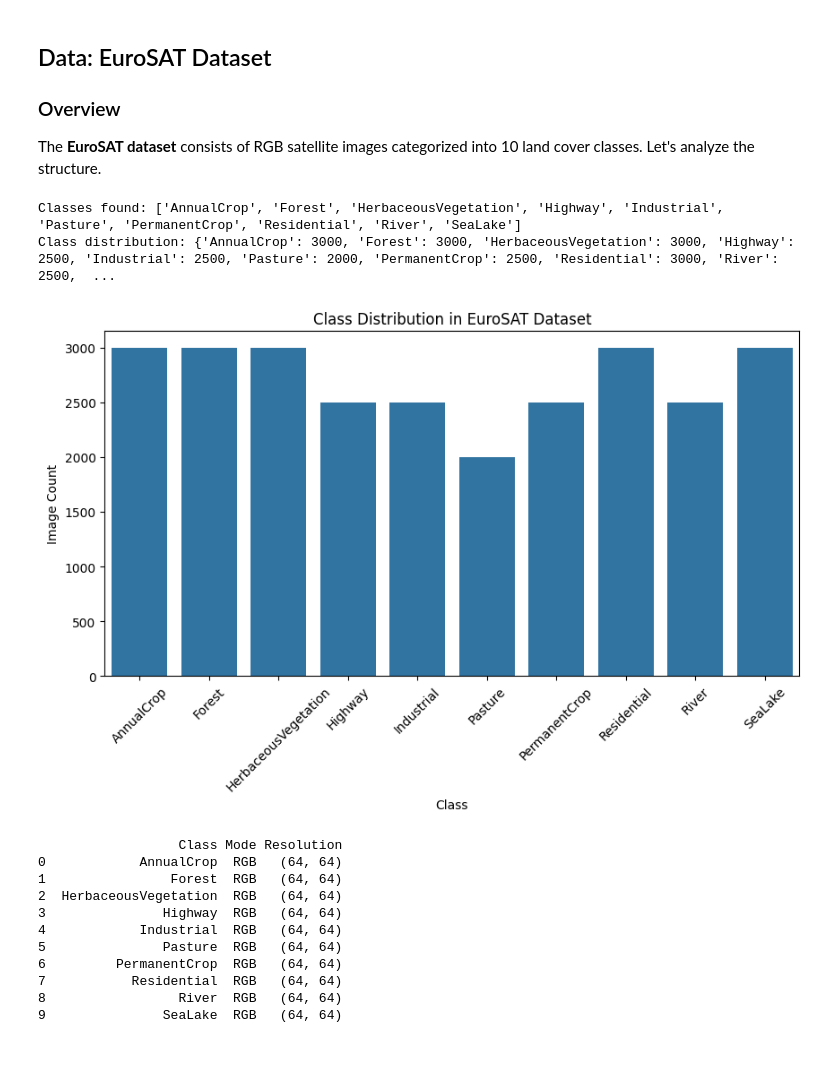
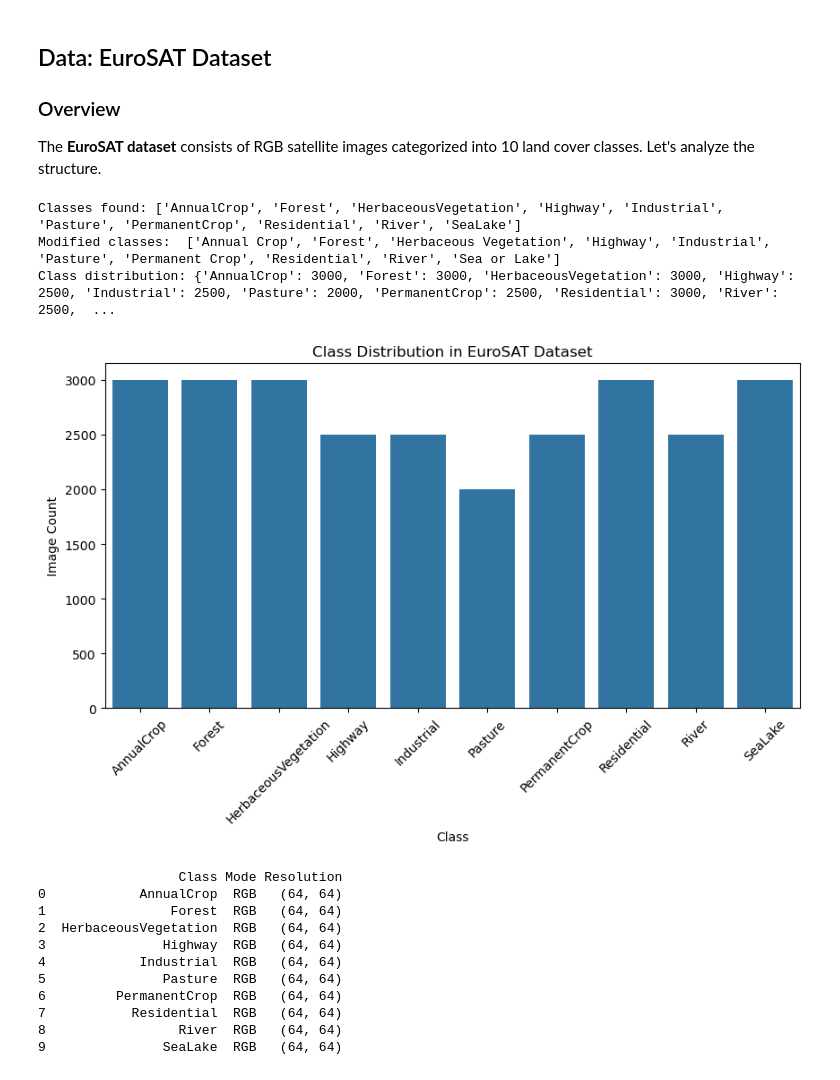
Before and after one commit to andrea-zoccante/land-classification-project, a Jupyter notebook: task1.ipynb, the cells around one changed output. Saved outputs shown, nothing was run; the diff lists cells and outputs as text; code cells hidden in the pictures.

```diff
--- a/task1.ipynb
+++ b/task1.ipynb
@@ -28,25 +31,29 @@ The **EuroSAT dataset** consists of RGB satellite images categorized into 10 lan
 # %%
 # classes check
 dataset_path = "2750/"
 
 classes = sorted([cls for cls in os.listdir(dataset_path) if not cls.startswith('.')])
+modified_classes = [config.CLASSNAME_DICT[c] for c in classes]
 
 print(f"Classes found: {classes}")
+
+print("Modified classes: ", modified_classes)
 
 class_counts = {cls: len(glob(os.path.join(dataset_path, cls, "*.jpg"))) for cls in classes}
 print(f"Class distribution: {class_counts}")
 
 df_counts = pd.DataFrame(list(class_counts.items()), columns=["Class", "Image Count"])
 
 plt.figure(figsize=(10, 5))
 sns.barplot(x="Class", y="Image Count", data=df_counts)
 plt.xticks(rotation=45)
 plt.title("Class Distribution in EuroSAT Dataset")
 plt.show()
 # %% [output]
 Classes found: ['AnnualCrop', 'Forest', 'HerbaceousVegetation', 'Highway', 'Industrial', 'Pasture', 'PermanentCrop', 'Residential', 'River', 'SeaLake']
+Modified classes:  ['Annual Crop', 'Forest', 'Herbaceous Vegetation', 'Highway', 'Industrial', 'Pasture', 'Permanent Crop', 'Residential', 'River', 'Sea or Lake']
 Class distribution: {'AnnualCrop': 3000, 'Forest': 3000, 'HerbaceousVegetation': 3000, 'Highway': 2500, 'Industrial': 2500, 'Pasture': 2000, 'PermanentCrop': 2500, 'Residential': 3000, 'River': 2500,  ...
-[figure, old version]
+[figure, new version]
 # %%
 # channels and resolution check
 image_info = []
```
Also changed, not shown: parts of 29 cells of this notebook.
